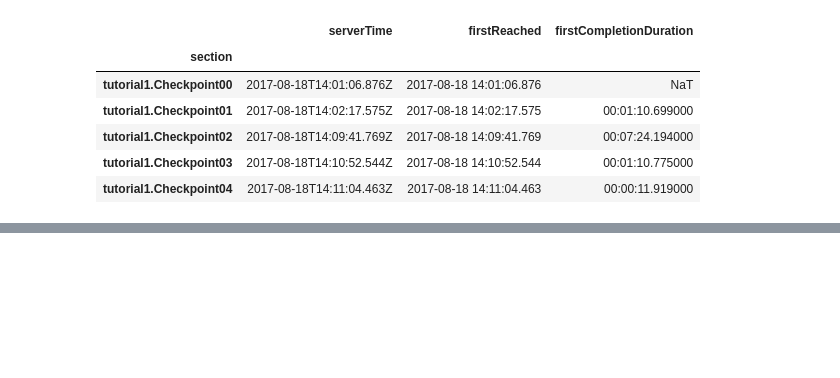
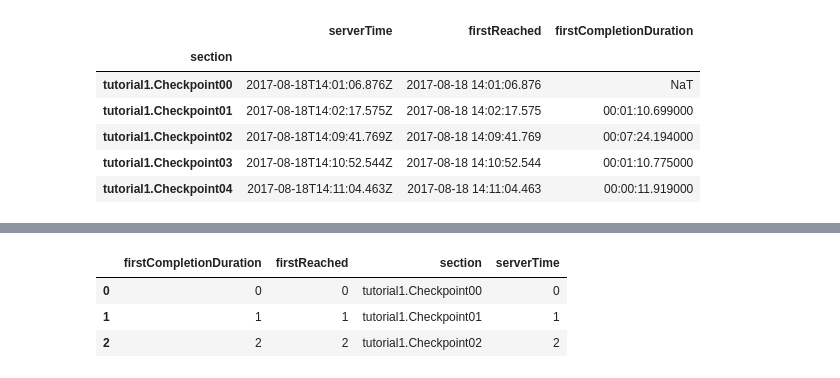
Before and after one commit to CyberCRI/dataanalysis-herocoli-redmetrics, a Jupyter notebook: v1.52/2. Per session and per user analysis.ipynb, the cells around one changed output, grey strips where cells are left out. Drawn from its saved outputs; the diff is of its cells as text; code cells hidden in the pictures; blank space fills up the shorter version.

```diff
--- a/v1.52/2. Per session and per user analysis.ipynb
+++ b/v1.52/2. Per session and per user analysis.ipynb
@@ -118,0 +273,19 @@ timedSections
+# %%
+test = pd.DataFrame({
+                        'section' : ['tutorial1.Checkpoint00', 'tutorial1.Checkpoint01', 'tutorial1.Checkpoint02'],
+                        'serverTime' : ['0', '1', '2'],
+                        'firstReached' : ['0', '1', '2'],
+                        'firstCompletionDuration' : ['0', '1', '2'],
+                    })
+test
+#pd.DataFrame({  'A' : 1.,
+#                'B' : pd.Timestamp('20130102'),
+#                'C' : pd.Series(1,index=list(range(4)),dtype='float32'),
+#                'D' : np.array([3] * 4,dtype='int32'),
+#                'E' : pd.Categorical(["test","train","test","train"]),
+#                'F' : 'foo' })
+# %% [output]
+|  | firstCompletionDuration | firstReached | section | serverTime |
+| 0 | 0 | 0 | tutorial1.Checkpoint00 | 0 |
+| 1 | 1 | 1 | tutorial1.Checkpoint01 | 1 |
+| 2 | 2 | 2 | tutorial1.Checkpoint02 | 2 |
```
Also changed, not shown: parts of 17 cells of this notebook, 8 other files.
